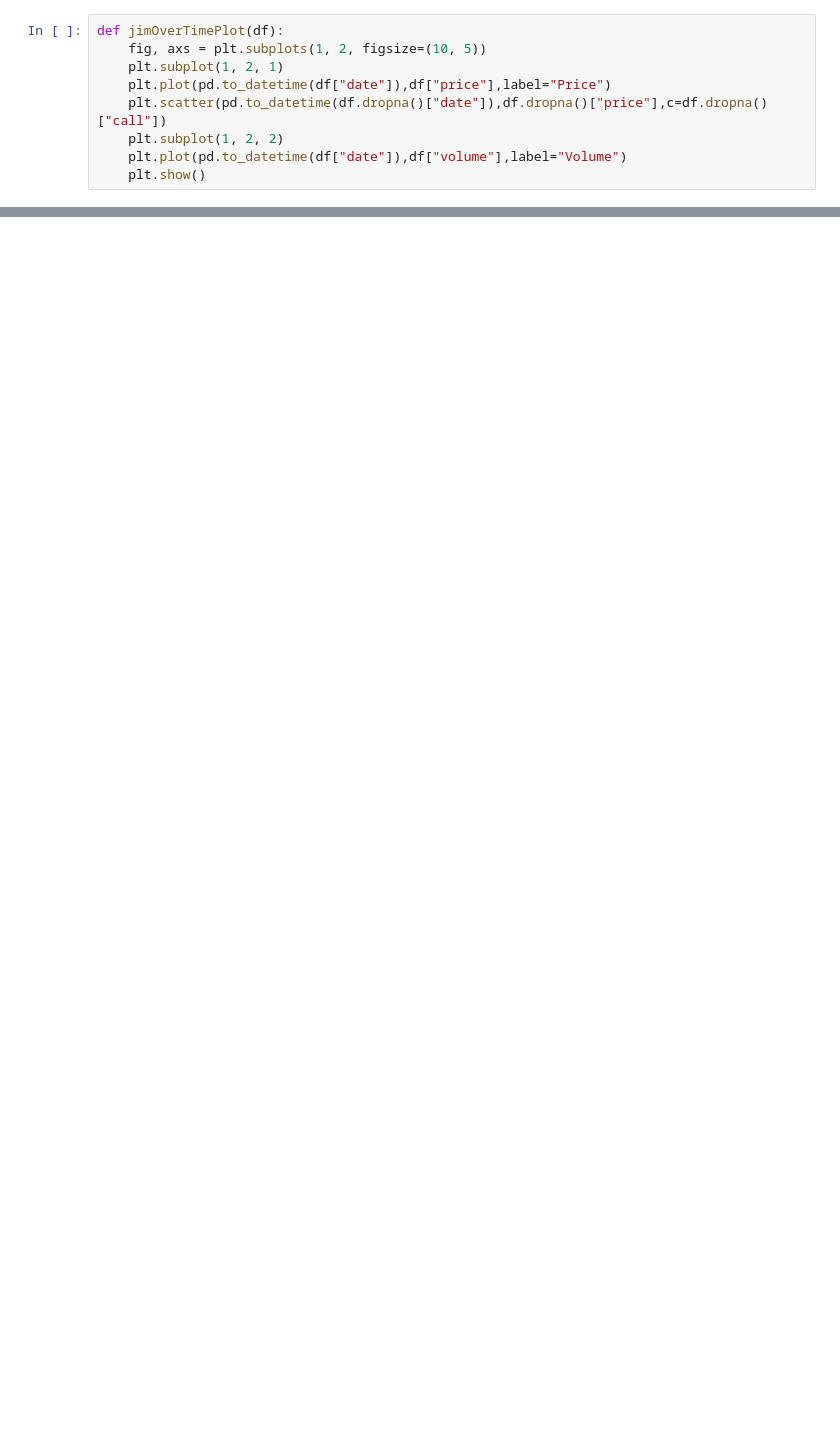
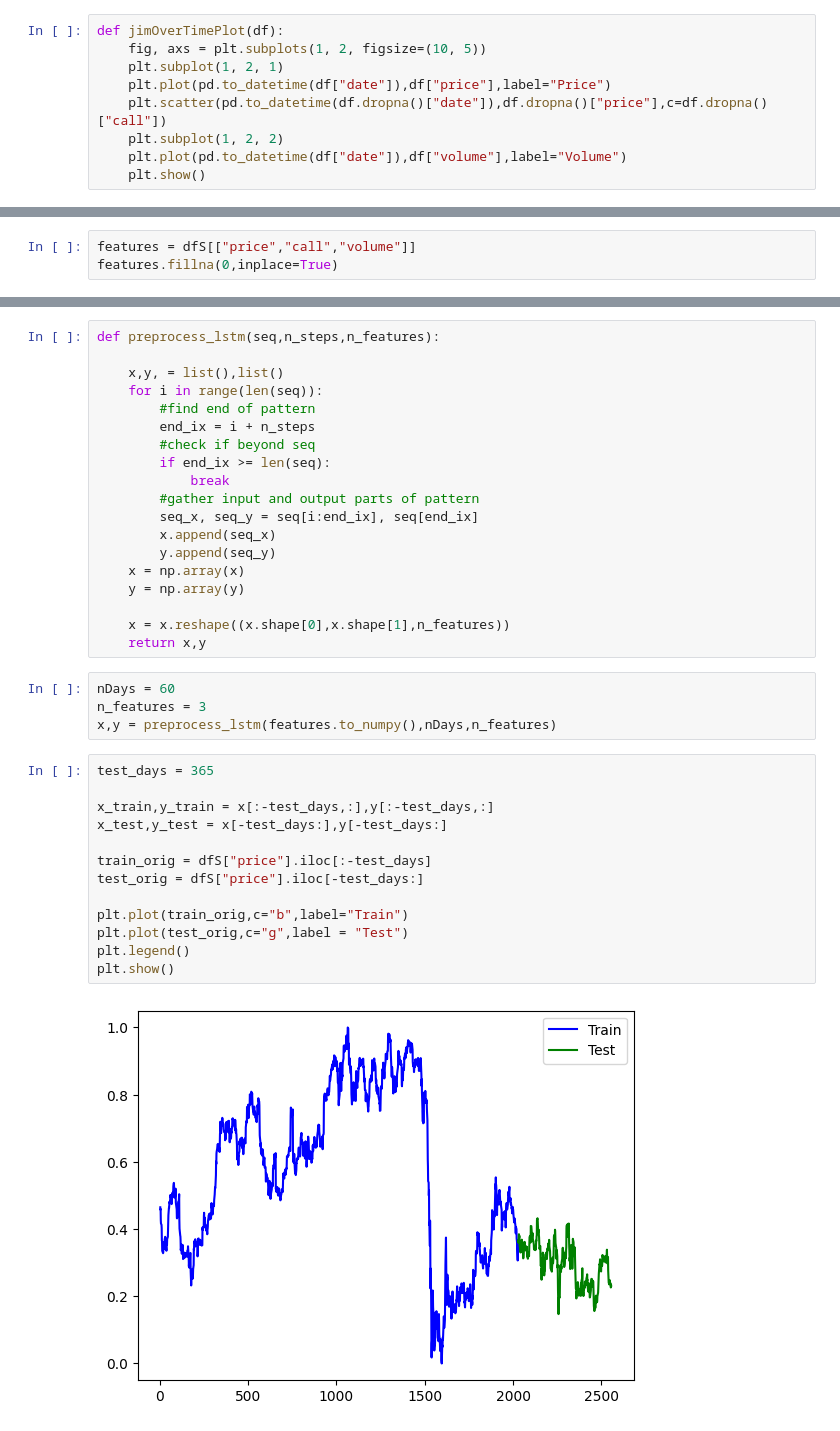
Before and after one commit to FaryanAmini/BAProject, a Jupyter notebook: JimCramer.ipynb, the cells around one changed output, grey strips where cells are left out. Drawn from its saved outputs; the diff is of its cells as text; blank space fills up the shorter version.

```diff
--- a/JimCramer.ipynb
+++ b/JimCramer.ipynb
@@ -160 +134,4 @@ dfS
 1762 rows × 4 columns
+# %%
+features = dfS[["price","call","volume"]]
+features.fillna(0,inplace=True)
@@ -160,0 +143,38 @@ dfS
+# %%
+def preprocess_lstm(seq,n_steps,n_features):
+
+    x,y, = list(),list()
+    for i in range(len(seq)):
+        #find end of pattern
+        end_ix = i + n_steps
+        #check if beyond seq
+        if end_ix >= len(seq):
+            break
+        #gather input and output parts of pattern
+        seq_x, seq_y = seq[i:end_ix], seq[end_ix]
+        x.append(seq_x)
+        y.append(seq_y)
+    x = np.array(x)
+    y = np.array(y)
+
+    x = x.reshape((x.shape[0],x.shape[1],n_features))
+    return x,y
+# %%
+nDays = 60
+n_features = 3
+x,y = preprocess_lstm(features.to_numpy(),nDays,n_features)
+# %%
+test_days = 365
+
+x_train,y_train = x[:-test_days,:],y[:-test_days,:]
+x_test,y_test = x[-test_days:],y[-test_days:]
+
+train_orig = dfS["price"].iloc[:-test_days]
+test_orig = dfS["price"].iloc[-test_days:]
+
+plt.plot(train_orig,c="b",label="Train")
+plt.plot(test_orig,c="g",label = "Test")
+plt.legend()
+plt.show()
+# %% [output]
+[figure, added]
```
Also changed, not shown: parts of 18 cells of this notebook.
